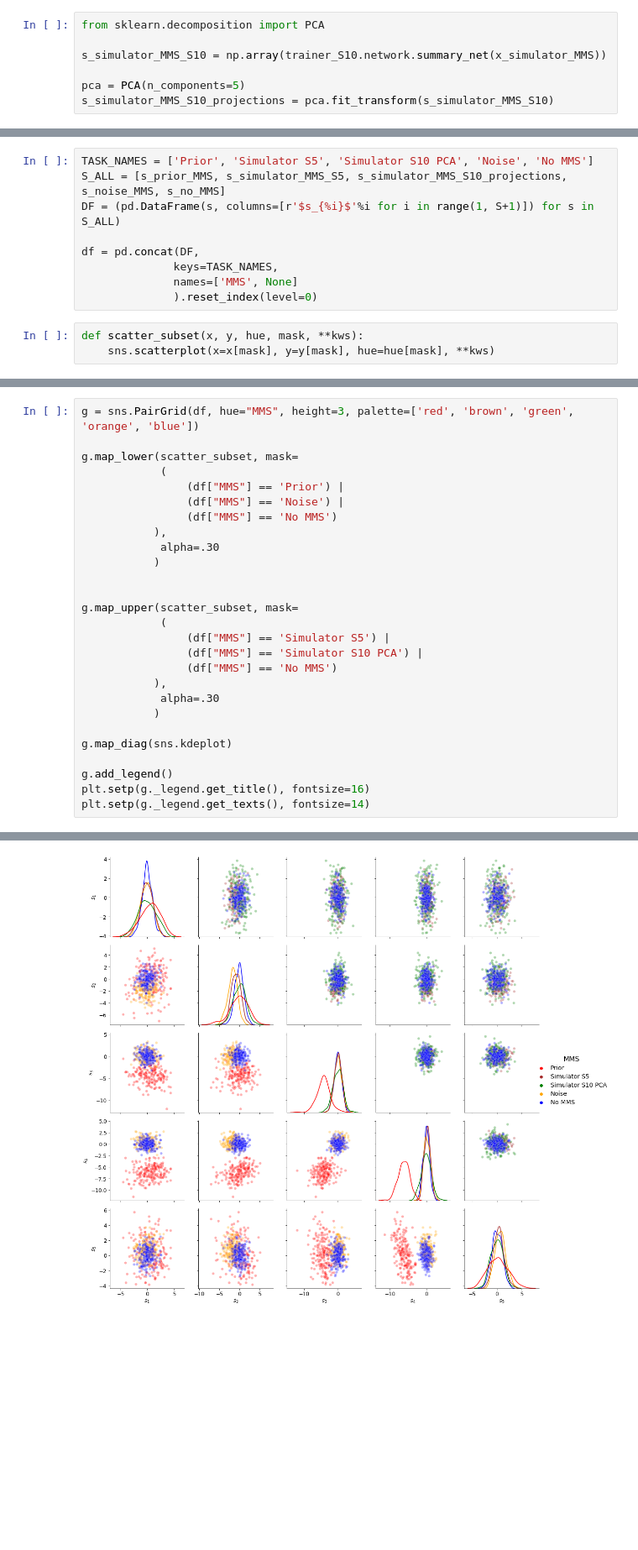
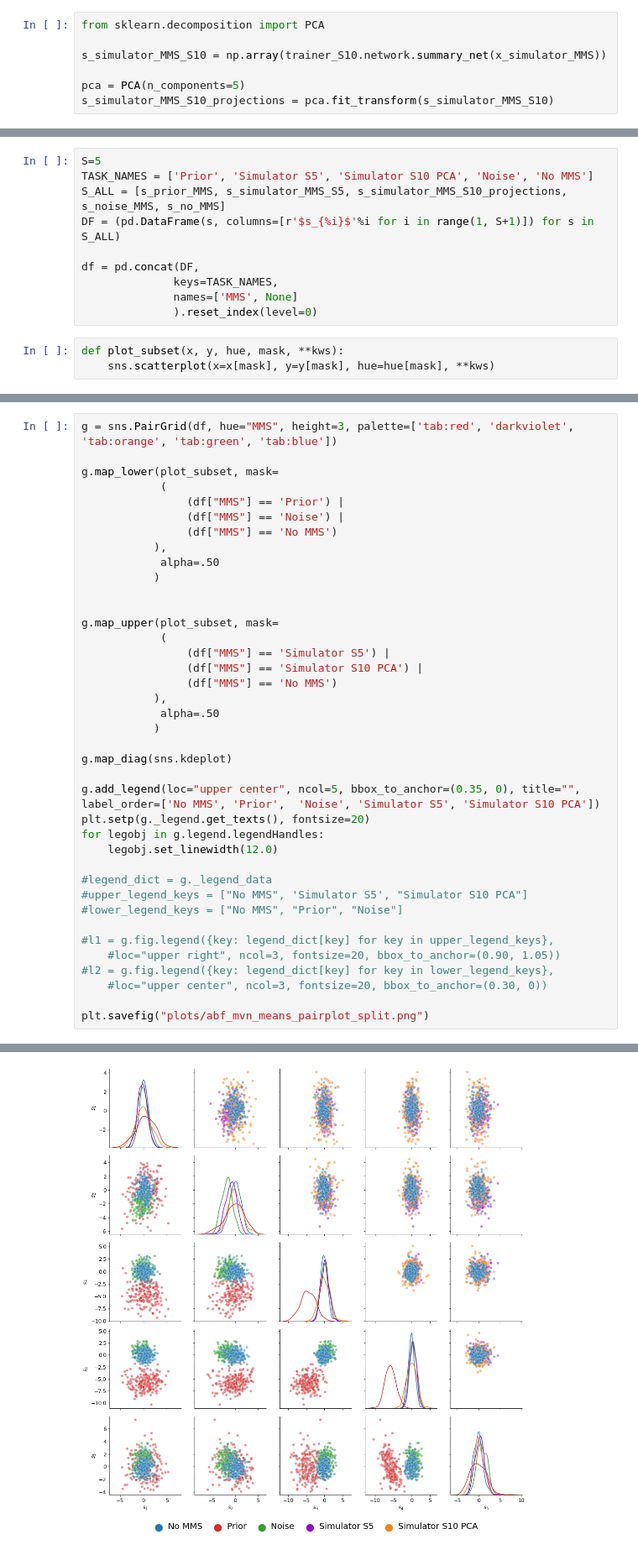
Before and after one commit to marvinschmitt/ModelMisspecificationBF, a Jupyter notebook: abf_mvn_means.ipynb, the cells around one changed output, grey strips where cells are left out. Shown at 84% size. Drawn from its saved outputs; the diff is of its cells as text; blank space fills up the shorter version.

Commit message:
update plots

```diff
--- a/abf_mvn_means.ipynb
+++ b/abf_mvn_means.ipynb
@@ -693,4 +699,5 @@ S_UPPER = [s_no_MMS, s_simulator_MMS_S5, s_simulator_MMS_S10_projections]
 # %%
+S=5
 TASK_NAMES = ['Prior', 'Simulator S5', 'Simulator S10 PCA', 'Noise', 'No MMS']
 S_ALL = [s_prior_MMS, s_simulator_MMS_S5, s_simulator_MMS_S10_projections, s_noise_MMS, s_no_MMS]
 DF = (pd.DataFrame(s, columns=[r'$s_{%i}$'%i for i in range(1, S+1)]) for s in S_ALL)
@@ -700,5 +707,5 @@ df = pd.concat(DF,
               names=['MMS', None]
               ).reset_index(level=0)
 # %%
-def scatter_subset(x, y, hue, mask, **kws):
+def plot_subset(x, y, hue, mask, **kws):
     sns.scatterplot(x=x[mask], y=y[mask], hue=hue[mask], **kws)
@@ -705,28 +720,40 @@ def scatter_subset(x, y, hue, mask, **kws):
 # %%
-g = sns.PairGrid(df, hue="MMS", height=3, palette=['red', 'brown', 'green', 'orange', 'blue'])
+g = sns.PairGrid(df, hue="MMS", height=3, palette=['tab:red', 'darkviolet', 'tab:orange', 'tab:green', 'tab:blue'])
 
-g.map_lower(scatter_subset, mask=
+g.map_lower(plot_subset, mask=
             (
                 (df["MMS"] == 'Prior') |
                 (df["MMS"] == 'Noise') |
                 (df["MMS"] == 'No MMS')
            ),
-            alpha=.30
+            alpha=.50
            )
 
 
-g.map_upper(scatter_subset, mask=
+g.map_upper(plot_subset, mask=
             (
                 (df["MMS"] == 'Simulator S5') |
                 (df["MMS"] == 'Simulator S10 PCA') |
                 (df["MMS"] == 'No MMS')
            ),
-            alpha=.30
+            alpha=.50
            )
 
 g.map_diag(sns.kdeplot)
 
-g.add_legend()
-plt.setp(g._legend.get_title(), fontsize=16)
-plt.setp(g._legend.get_texts(), fontsize=14)
+g.add_legend(loc="upper center", ncol=5, bbox_to_anchor=(0.35, 0), title="", label_order=['No MMS', 'Prior',  'Noise', 'Simulator S5', 'Simulator S10 PCA'])
+plt.setp(g._legend.get_texts(), fontsize=20)
+for legobj in g.legend.legendHandles:
+    legobj.set_linewidth(12.0)
+
+#legend_dict = g._legend_data
+#upper_legend_keys = ["No MMS", 'Simulator S5', "Simulator S10 PCA"]
+#lower_legend_keys = ["No MMS", "Prior", "Noise"]
+
+#l1 = g.fig.legend({key: legend_dict[key] for key in upper_legend_keys},
+    #loc="upper right", ncol=3, fontsize=20, bbox_to_anchor=(0.90, 1.05))
+#l2 = g.fig.legend({key: legend_dict[key] for key in lower_legend_keys},
+    #loc="upper center", ncol=3, fontsize=20, bbox_to_anchor=(0.30, 0))
+
+plt.savefig("plots/abf_mvn_means_pairplot_split.png")
 # %% [output]
@@ -734 +760 @@ plt.setp(g._legend.get_texts(), fontsize=14)
-[figure, old version]
+[figure, new version]
```
Also changed, not shown: parts of 18 cells of this notebook, 2 other files.
